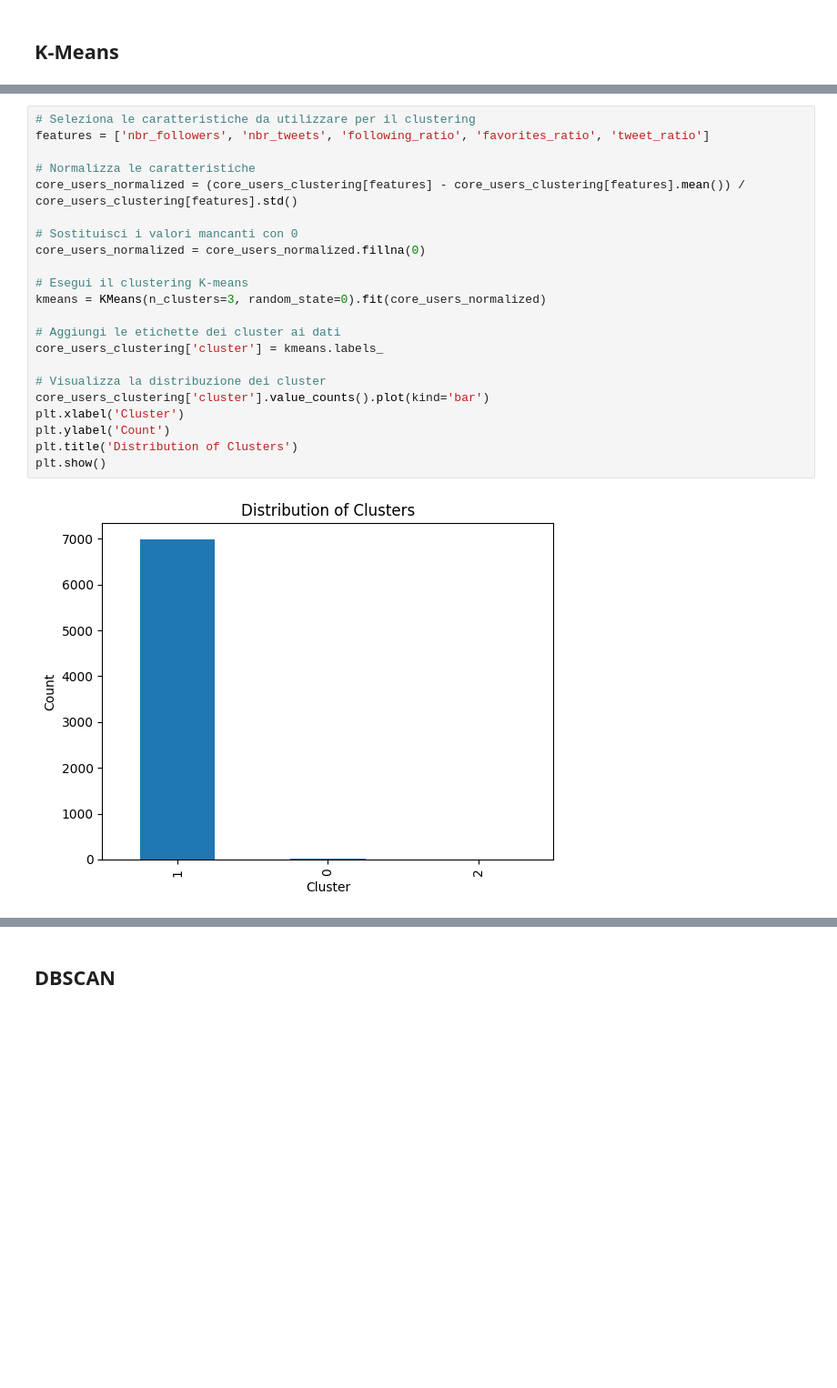
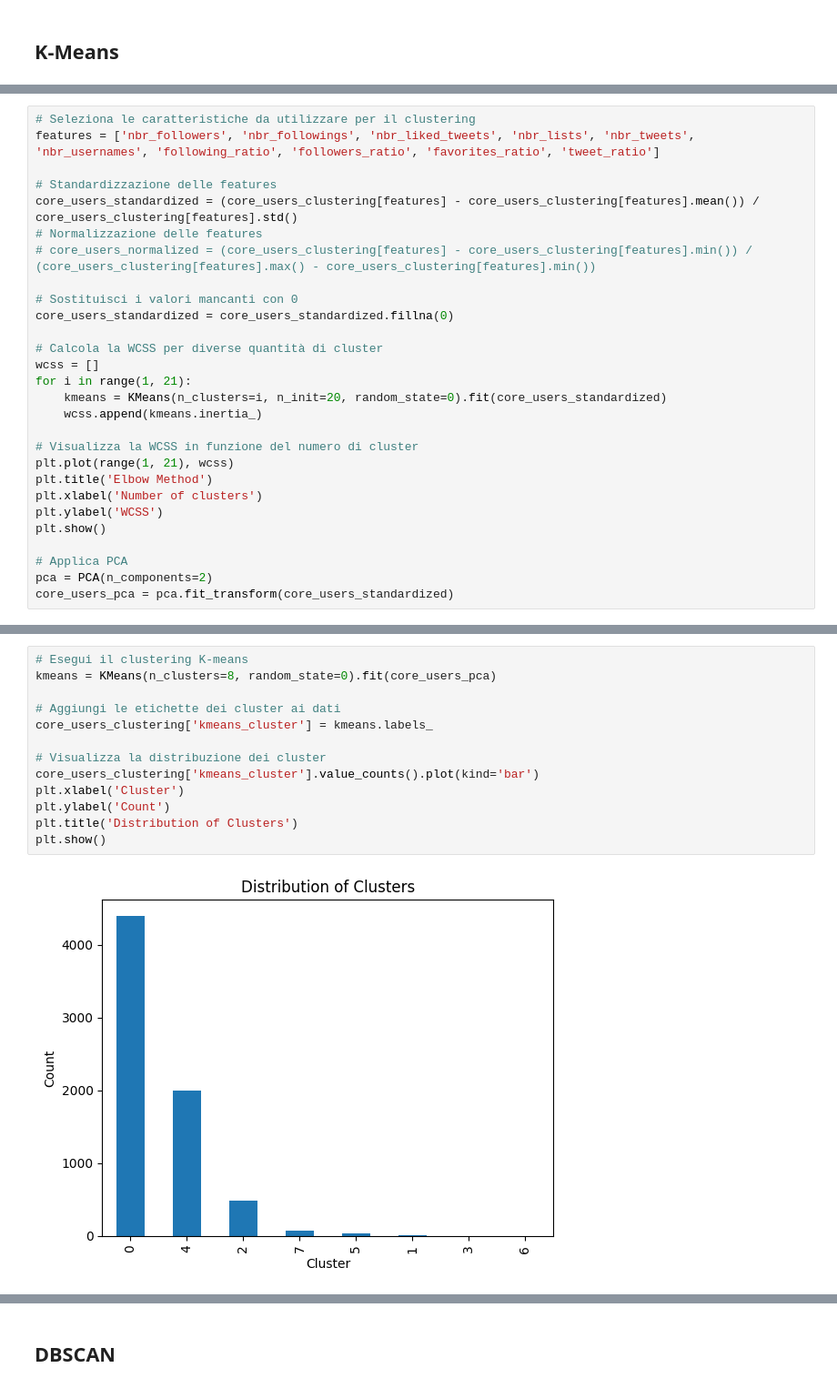
Before and after one commit to davisf20/characterization-of-user-misbehavior-in-online-social-media, a Jupyter notebook: notebooks/clusteringAnalysis.ipynb, the cells around one changed output, grey strips where cells are left out. Shown: that part at 91% size. Cells and saved outputs as stored; diff of their text form; blank space fills up the shorter version.

Commit message:
feat: Elbow Method and PCA

```diff
--- a/notebooks/clusteringAnalysis.ipynb
+++ b/notebooks/clusteringAnalysis.ipynb
@@ -19,0 +23,28 @@ core_users_clustering_copy = core_users_clustering.copy()
+# %%
+# Seleziona le caratteristiche da utilizzare per il clustering
+features = ['nbr_followers', 'nbr_followings', 'nbr_liked_tweets', 'nbr_lists', 'nbr_tweets', 'nbr_usernames', 'following_ratio', 'followers_ratio', 'favorites_ratio', 'tweet_ratio']
+
+# Standardizzazione delle features
+core_users_standardized = (core_users_clustering[features] - core_users_clustering[features].mean()) / core_users_clustering[features].std()
+# Normalizzazione delle features
+# core_users_normalized = (core_users_clustering[features] - core_users_clustering[features].min()) / (core_users_clustering[features].max() - core_users_clustering[features].min())
+
+# Sostituisci i valori mancanti con 0
+core_users_standardized = core_users_standardized.fillna(0)
+
+# Calcola la WCSS per diverse quantità di cluster
+wcss = []
+for i in range(1, 21):
+    kmeans = KMeans(n_clusters=i, n_init=20, random_state=0).fit(core_users_standardized)
+    wcss.append(kmeans.inertia_)
+
+# Visualizza la WCSS in funzione del numero di cluster
+plt.plot(range(1, 21), wcss)
+plt.title('Elbow Method')
+plt.xlabel('Number of clusters')
+plt.ylabel('WCSS')
+plt.show()
+
+# Applica PCA
+pca = PCA(n_components=2)
+core_users_pca = pca.fit_transform(core_users_standardized)
@@ -20,24 +55,15 @@ core_users_clustering_copy = core_users_clustering.copy()
 # %%
-# Seleziona le caratteristiche da utilizzare per il clustering
-features = ['nbr_followers', 'nbr_tweets', 'following_ratio', 'favorites_ratio', 'tweet_ratio']
-
-# Normalizza le caratteristiche
-core_users_normalized = (core_users_clustering[features] - core_users_clustering[features].mean()) / core_users_clustering[features].std()
-
-# Sostituisci i valori mancanti con 0
-core_users_normalized = core_users_normalized.fillna(0)
-
 # Esegui il clustering K-means
-kmeans = KMeans(n_clusters=3, random_state=0).fit(core_users_normalized)
+kmeans = KMeans(n_clusters=8, random_state=0).fit(core_users_pca)
 
 # Aggiungi le etichette dei cluster ai dati
-core_users_clustering['cluster'] = kmeans.labels_
+core_users_clustering['kmeans_cluster'] = kmeans.labels_
 
 # Visualizza la distribuzione dei cluster
-core_users_clustering['cluster'].value_counts().plot(kind='bar')
+core_users_clustering['kmeans_cluster'].value_counts().plot(kind='bar')
 plt.xlabel('Cluster')
 plt.ylabel('Count')
 plt.title('Distribution of Clusters')
 plt.show()
 # %% [output]
-[figure, old version]
+[figure, new version]
```
Also changed, not shown: parts of 10 cells of this notebook.
